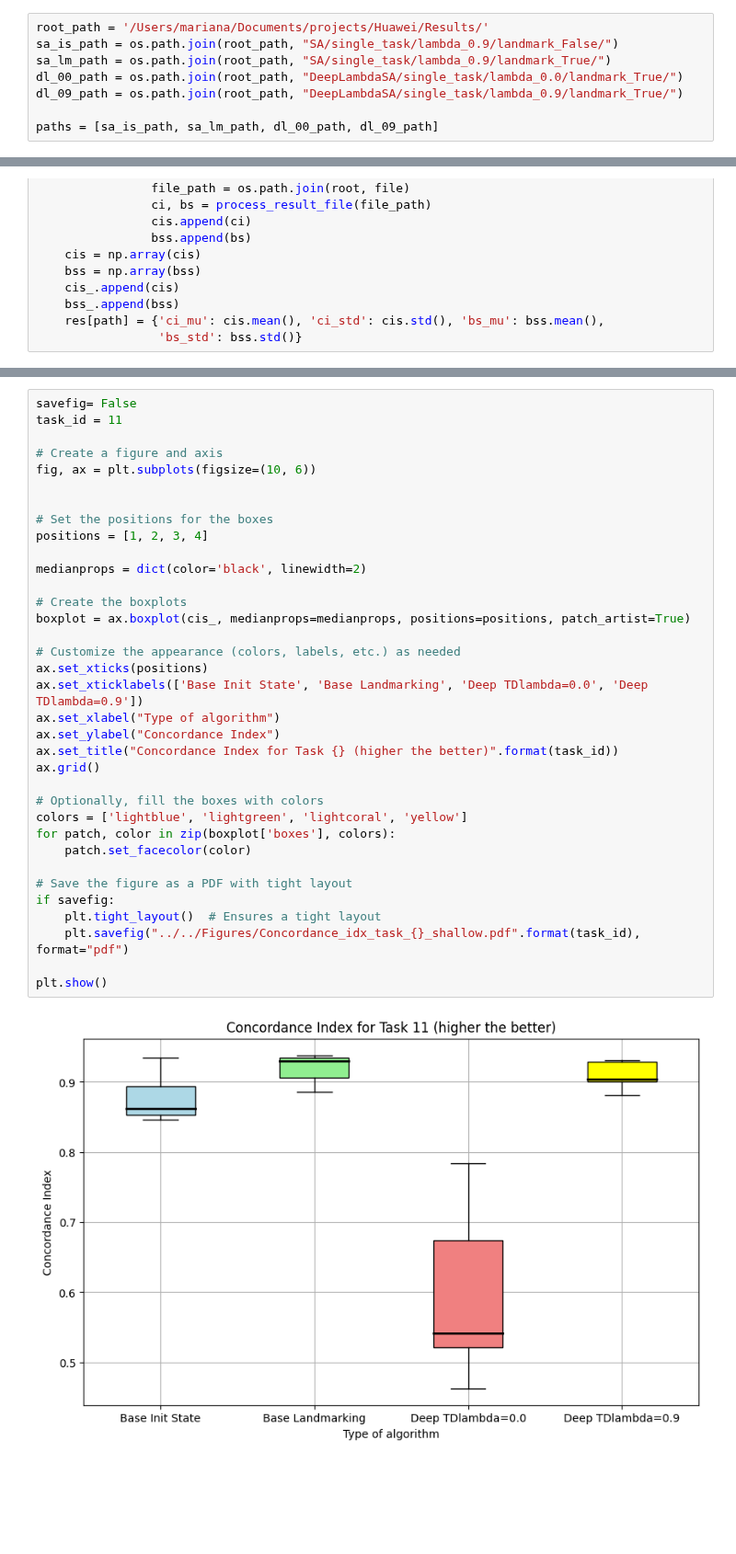
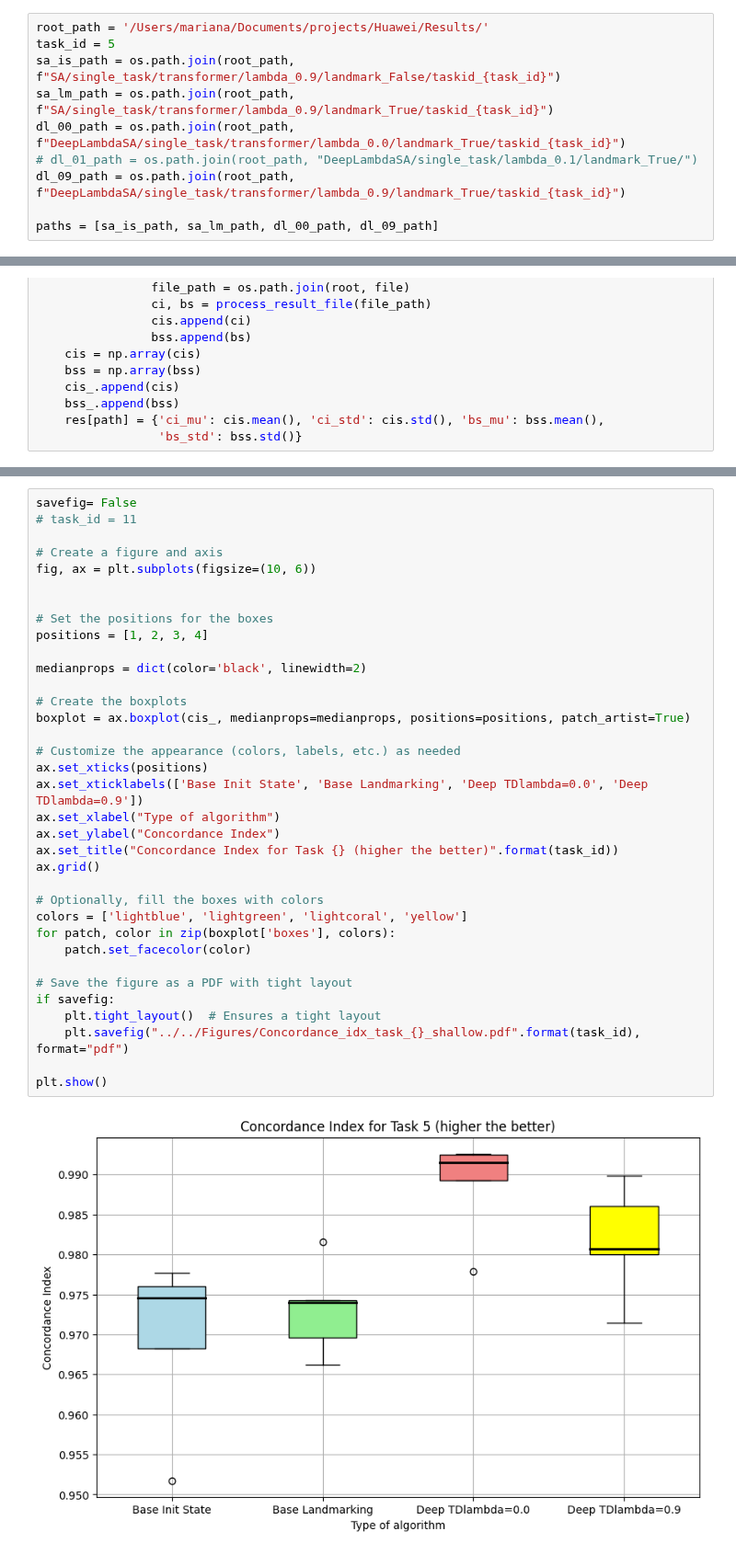
Before and after one commit to marianaw/deeptcsr, a Jupyter notebook: notebooks/Untitled2.ipynb, the cells around one changed output, grey strips where cells are left out. Shown at 92% size. Cells and saved outputs as stored; diff of their text form; blank space fills up the shorter version.

```diff
--- a/notebooks/Untitled2.ipynb
+++ b/notebooks/Untitled2.ipynb
@@ -7,10 +7,12 @@ import matplotlib.pyplot as plt
 from collections import defaultdict
 # %%
 root_path = '/Users/mariana/Documents/projects/Huawei/Results/'
-sa_is_path = os.path.join(root_path, "SA/single_task/lambda_0.9/landmark_False/")
-sa_lm_path = os.path.join(root_path, "SA/single_task/lambda_0.9/landmark_True/")
-dl_00_path = os.path.join(root_path, "DeepLambdaSA/single_task/lambda_0.0/landmark_True/")
-dl_09_path = os.path.join(root_path, "DeepLambdaSA/single_task/lambda_0.9/landmark_True/")
+task_id = 5
+sa_is_path = os.path.join(root_path, f"SA/single_task/transformer/lambda_0.9/landmark_False/taskid_{task_id}")
+sa_lm_path = os.path.join(root_path, f"SA/single_task/transformer/lambda_0.9/landmark_True/taskid_{task_id}")
+dl_00_path = os.path.join(root_path, f"DeepLambdaSA/single_task/transformer/lambda_0.0/landmark_True/taskid_{task_id}")
+# dl_01_path = os.path.join(root_path, "DeepLambdaSA/single_task/lambda_0.1/landmark_True/")
+dl_09_path = os.path.join(root_path, f"DeepLambdaSA/single_task/transformer/lambda_0.9/landmark_True/taskid_{task_id}")
 
 paths = [sa_is_path, sa_lm_path, dl_00_path, dl_09_path]
 # %%
@@ -66,40 +68,40 @@ defaultdict(dict,
 # %%
 savefig= False
-task_id = 11
+# task_id = 11
 
 # Create a figure and axis
 fig, ax = plt.subplots(figsize=(10, 6))
 
 
 # Set the positions for the boxes
 positions = [1, 2, 3, 4]
 
 medianprops = dict(color='black', linewidth=2)
 
 # Create the boxplots
 boxplot = ax.boxplot(cis_, medianprops=medianprops, positions=positions, patch_artist=True)
 
 # Customize the appearance (colors, labels, etc.) as needed
 ax.set_xticks(positions)
 ax.set_xticklabels(['Base Init State', 'Base Landmarking', 'Deep TDlambda=0.0', 'Deep TDlambda=0.9'])
 ax.set_xlabel("Type of algorithm")
 ax.set_ylabel("Concordance Index")
 ax.set_title("Concordance Index for Task {} (higher the better)".format(task_id))
 ax.grid()
 
 # Optionally, fill the boxes with colors
 colors = ['lightblue', 'lightgreen', 'lightcoral', 'yellow']
 for patch, color in zip(boxplot['boxes'], colors):
     patch.set_facecolor(color)
 
 # Save the figure as a PDF with tight layout
 if savefig:
     plt.tight_layout()  # Ensures a tight layout
     plt.savefig("../../Figures/Concordance_idx_task_{}_shallow.pdf".format(task_id), format="pdf")
 
 plt.show()
 # %% [output]
-[figure, old version]
+[figure, new version]
 # %%
 savefig = False
 
```
Also changed, not shown: parts of 2 cells of this notebook, 2 other files.
